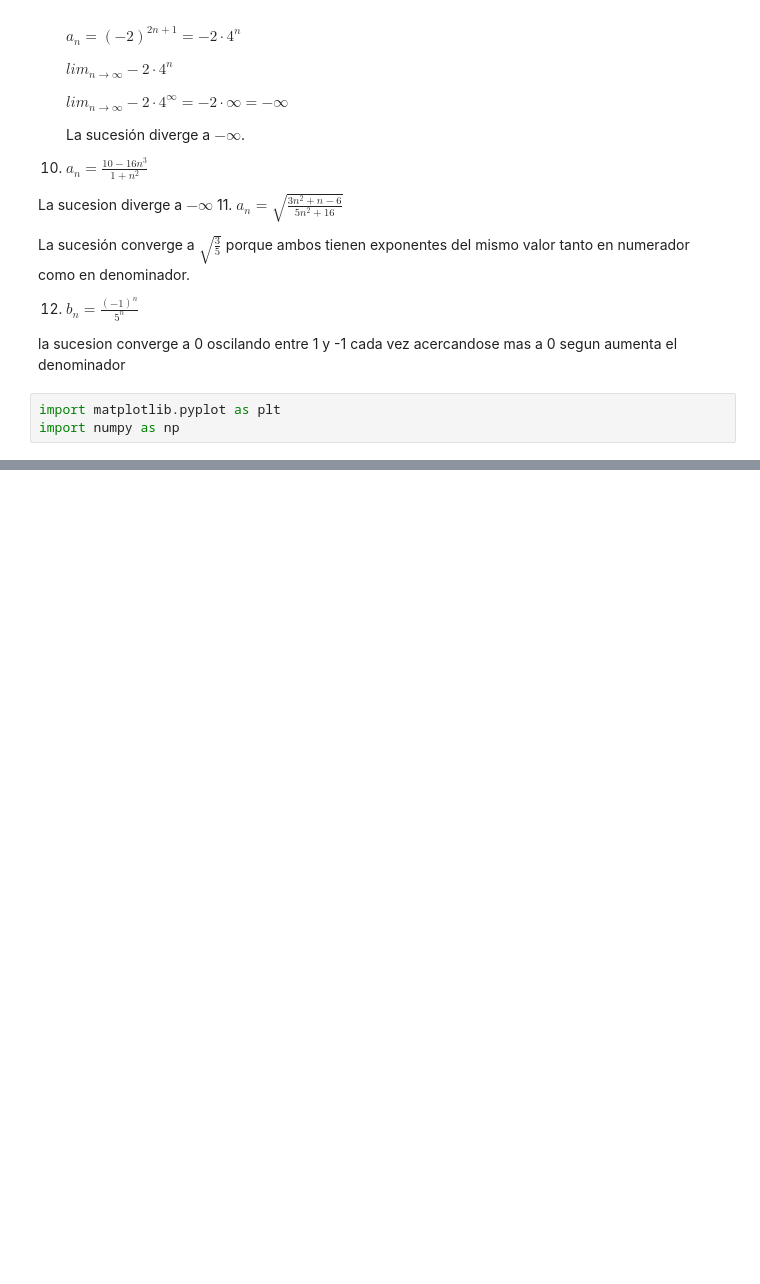
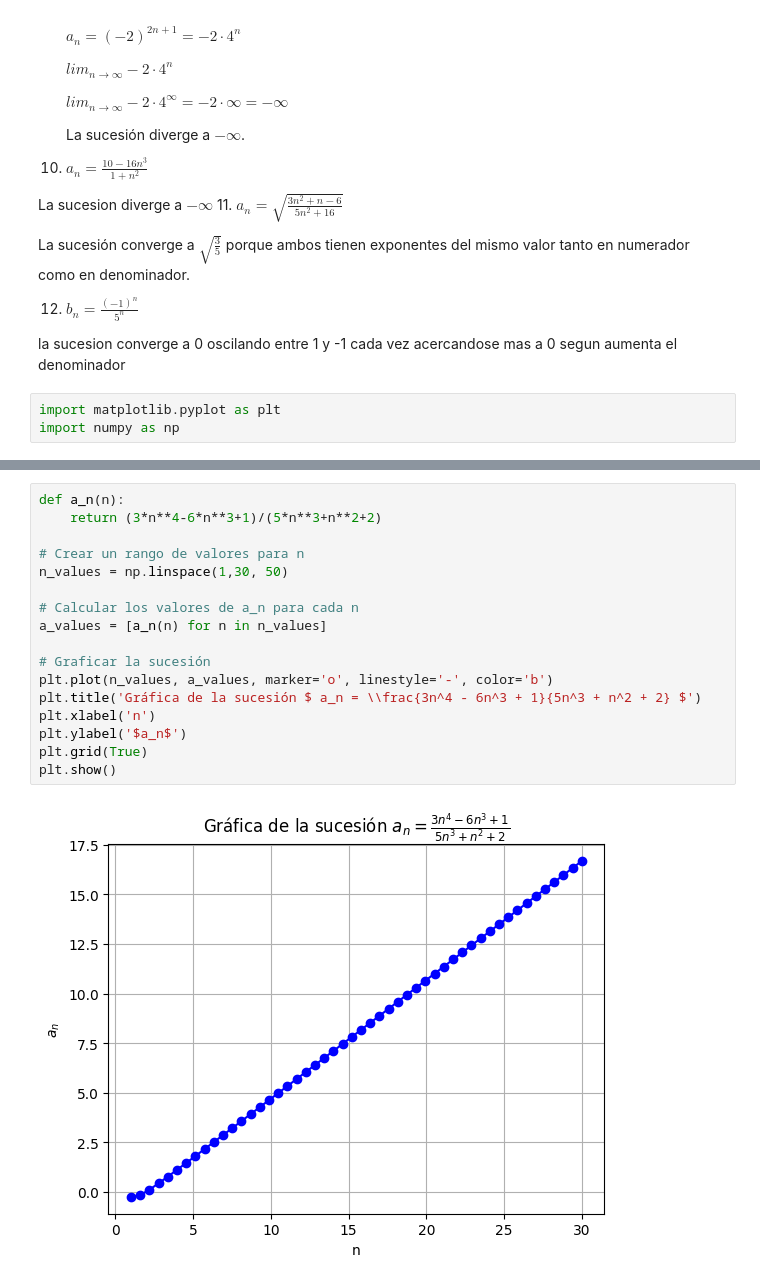
Before and after one commit to Juanm3005/trabajo-grupo-aplicadas, a Jupyter notebook: taller_sucesiones.ipynb, the cells around one changed output, grey strips where cells are left out. Drawn from its saved outputs; the diff is of its cells as text; blank space fills up the shorter version.

```diff
--- a/taller_sucesiones.ipynb
+++ b/taller_sucesiones.ipynb
@@ -193,0 +193,19 @@ plt.show()
+# %%
+def a_n(n):
+    return (3*n**4-6*n**3+1)/(5*n**3+n**2+2)
+
+# Crear un rango de valores para n
+n_values = np.linspace(1,30, 50)
+
+# Calcular los valores de a_n para cada n
+a_values = [a_n(n) for n in n_values]
+
+# Graficar la sucesión
+plt.plot(n_values, a_values, marker='o', linestyle='-', color='b')
+plt.title('Gráfica de la sucesión $ a_n = \\frac{3n^4 - 6n^3 + 1}{5n^3 + n^2 + 2} $')
+plt.xlabel('n')
+plt.ylabel('$a_n$')
+plt.grid(True)
+plt.show()
+# %% [output]
+[figure, added]
```
Also changed, not shown: parts of 11 cells of this notebook.
